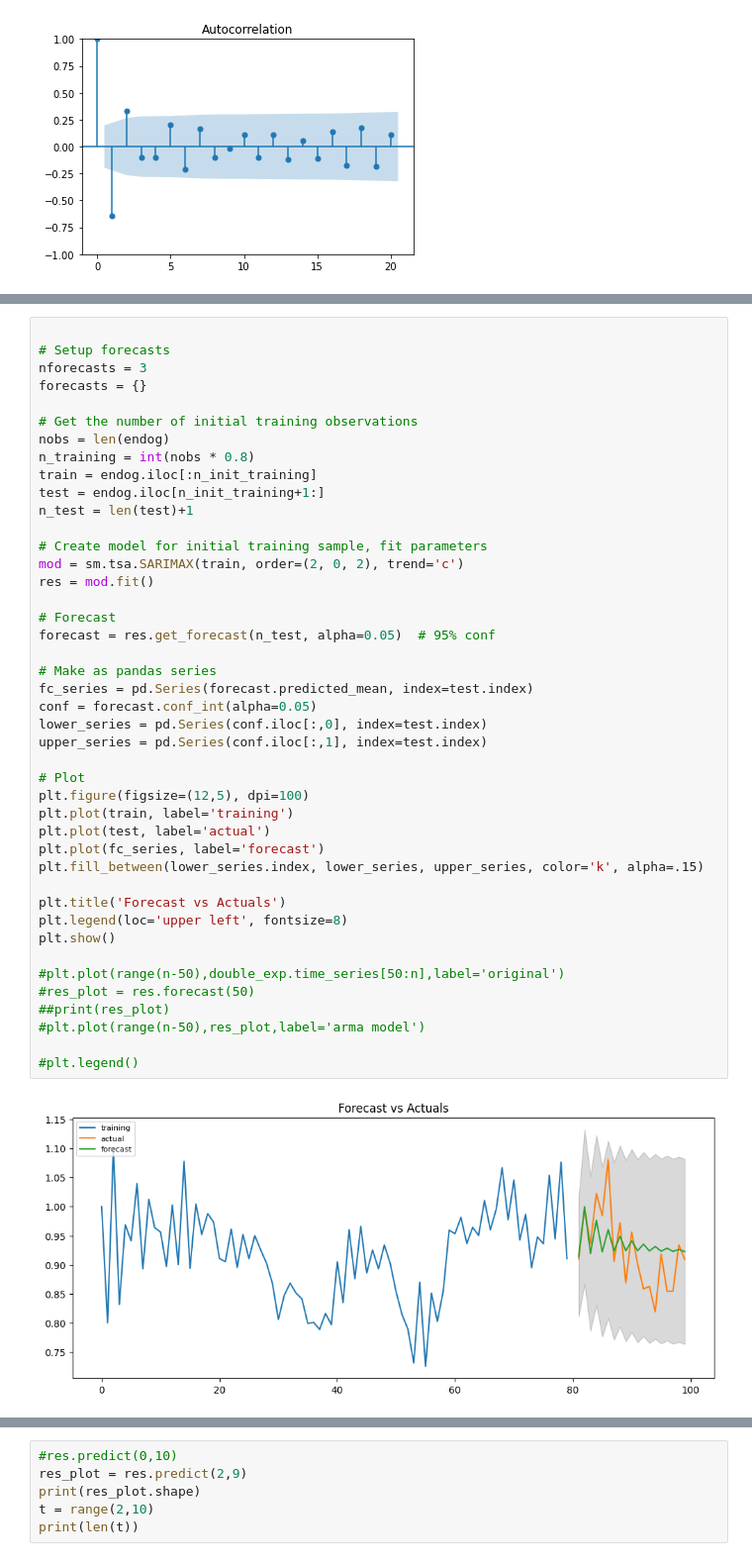
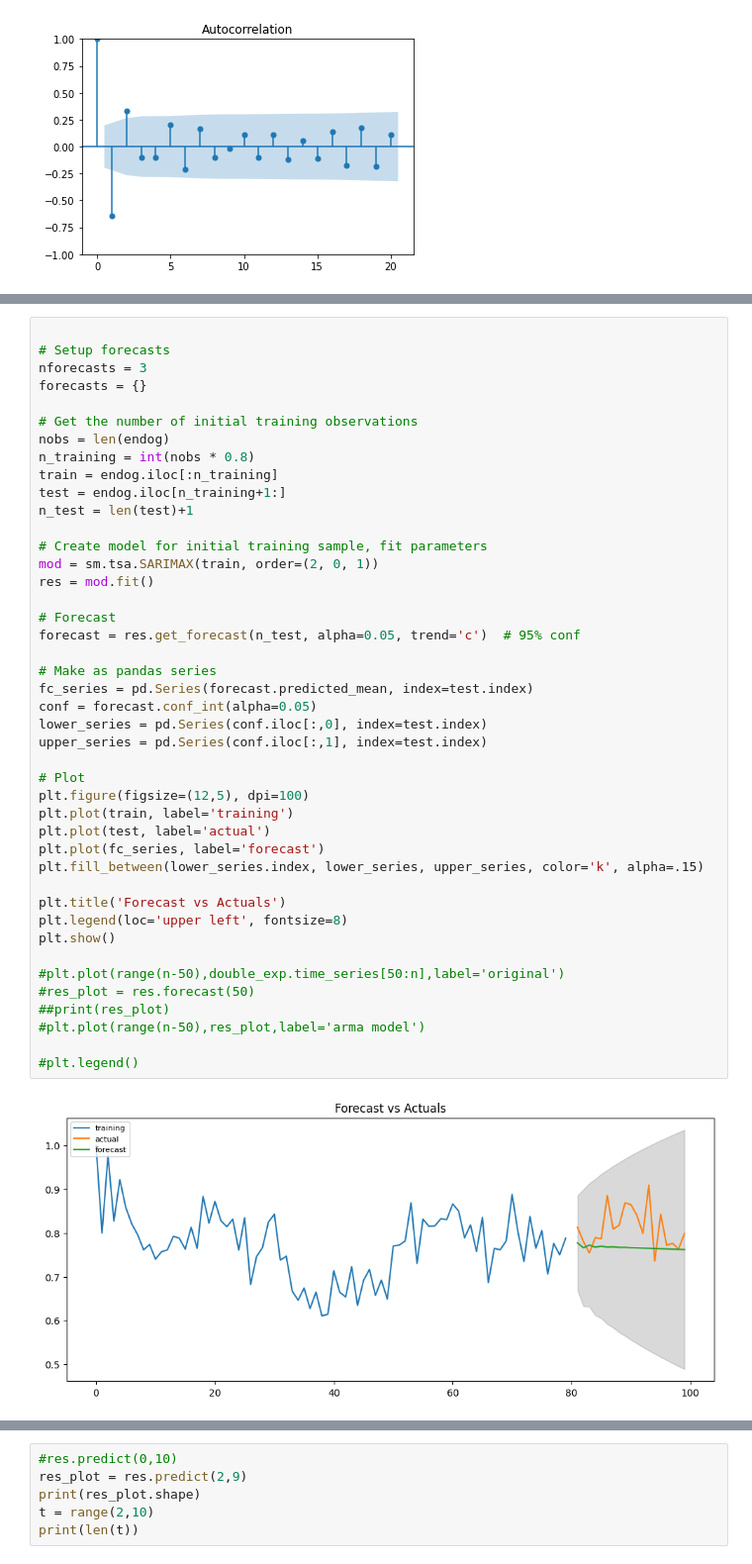
Before and after one commit to Julio-Baeta1/PythonTimeSeries, a Jupyter notebook: AR with Kalman filter Exploration.ipynb, the cells around one changed output, grey strips where cells are left out. Shown at 99% size. Drawn from its saved outputs; the diff is of its cells as text.

```diff
--- a/AR with Kalman filter Exploration.ipynb
+++ b/AR with Kalman filter Exploration.ipynb
@@ -116,40 +117,40 @@ forecasts = {}
 # Get the number of initial training observations
 nobs = len(endog)
 n_training = int(nobs * 0.8)
-train = endog.iloc[:n_init_training]
-test = endog.iloc[n_init_training+1:]
+train = endog.iloc[:n_training]
+test = endog.iloc[n_training+1:]
 n_test = len(test)+1
 
 # Create model for initial training sample, fit parameters
-mod = sm.tsa.SARIMAX(train, order=(2, 0, 2), trend='c')
+mod = sm.tsa.SARIMAX(train, order=(2, 0, 1))
 res = mod.fit()
 
 # Forecast
-forecast = res.get_forecast(n_test, alpha=0.05)  # 95% conf
+forecast = res.get_forecast(n_test, alpha=0.05, trend='c')  # 95% conf
 
 # Make as pandas series
 fc_series = pd.Series(forecast.predicted_mean, index=test.index)
 conf = forecast.conf_int(alpha=0.05)
 lower_series = pd.Series(conf.iloc[:,0], index=test.index)
 upper_series = pd.Series(conf.iloc[:,1], index=test.index)
 
 # Plot
 plt.figure(figsize=(12,5), dpi=100)
 plt.plot(train, label='training')
 plt.plot(test, label='actual')
 plt.plot(fc_series, label='forecast')
 plt.fill_between(lower_series.index, lower_series, upper_series, color='k', alpha=.15)
 
 plt.title('Forecast vs Actuals')
 plt.legend(loc='upper left', fontsize=8)
 plt.show()
 
 #plt.plot(range(n-50),double_exp.time_series[50:n],label='original')
 #res_plot = res.forecast(50)
 ##print(res_plot)
 #plt.plot(range(n-50),res_plot,label='arma model')
 
 #plt.legend()
 # %% [output]
-[figure, old version]
+[figure, new version]
 # %%
```
Also changed, not shown: parts of 9 cells of this notebook, 1 other file.
